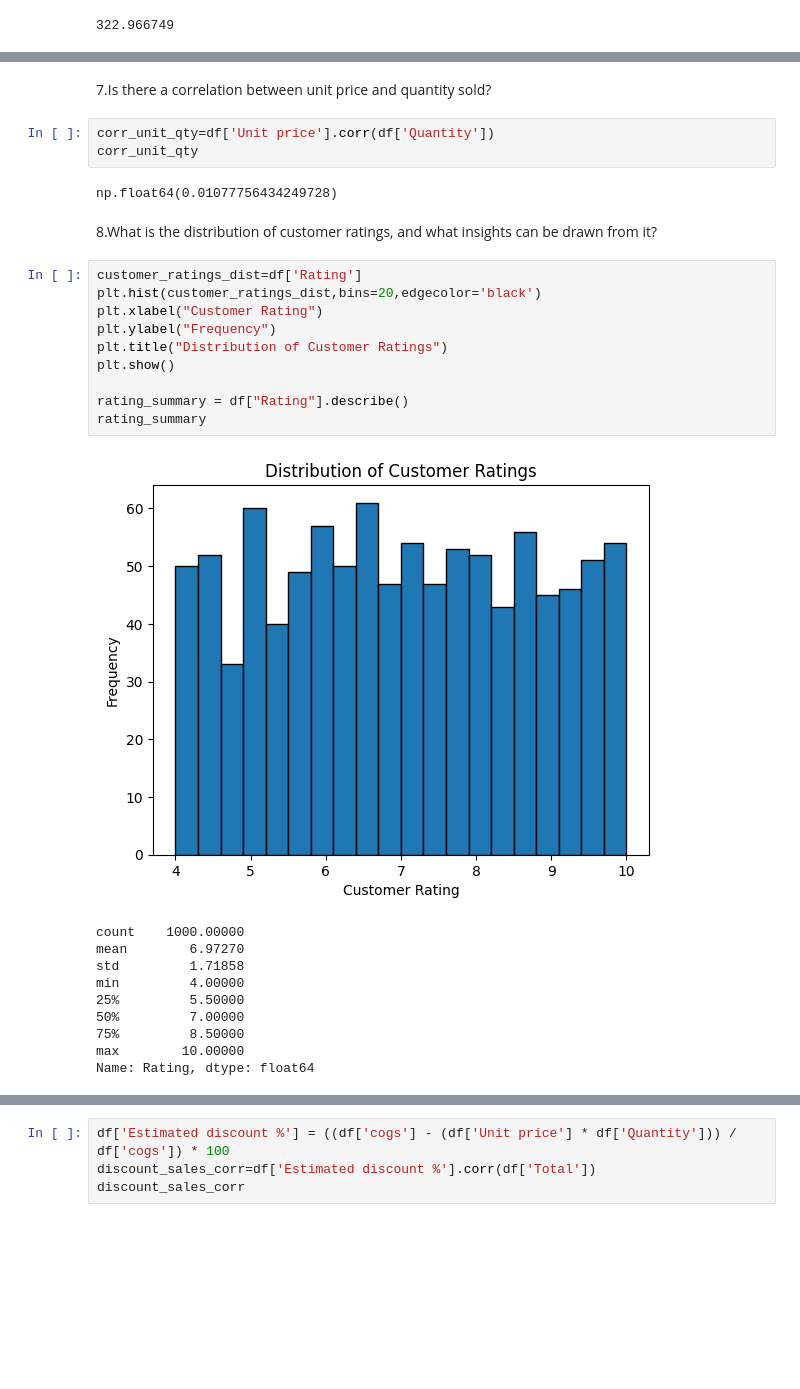
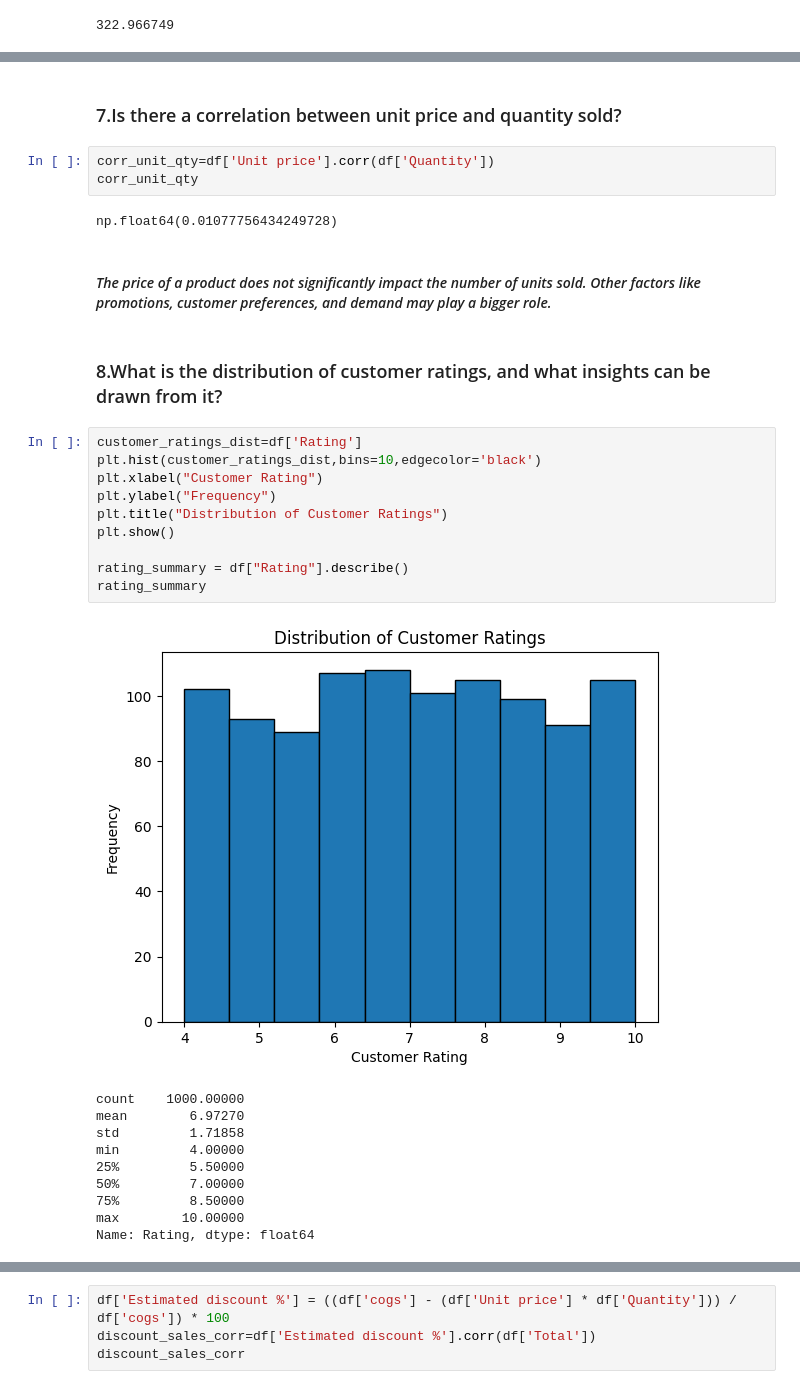
Before and after one commit to Ketan-510/Supermarket_Sales_analysis, a Jupyter notebook: supermarket_sales.ipynb, the cells around one changed output, grey strips where cells are left out. Saved outputs shown, nothing was run; the diff lists cells and outputs as text; blank space fills up the shorter version.

```diff
--- a/supermarket_sales.ipynb
+++ b/supermarket_sales.ipynb
@@ -154,24 +163,26 @@ print(avg_sales)
 # %% [markdown]
-7.Is there a correlation between unit price and quantity sold?
+### 7.Is there a correlation between unit price and quantity sold?
 # %%
 corr_unit_qty=df['Unit price'].corr(df['Quantity'])
 corr_unit_qty
 # %% [output]
 np.float64(0.01077756434249728)
+# %% [markdown]
+#### *The price of a product does not significantly impact the number of units sold. Other factors like promotions, customer preferences, and demand may play a bigger role.*
 # %% [markdown]
-8.What is the distribution of customer ratings, and what insights can be drawn from it?
+### 8.What is the distribution of customer ratings, and what insights can be drawn from it?
 # %%
 customer_ratings_dist=df['Rating']
-plt.hist(customer_ratings_dist,bins=20,edgecolor='black')
+plt.hist(customer_ratings_dist,bins=10,edgecolor='black')
 plt.xlabel("Customer Rating")
 plt.ylabel("Frequency")
 plt.title("Distribution of Customer Ratings")
 plt.show()
 
 rating_summary = df["Rating"].describe()
 rating_summary
 # %% [output]
-[figure, old version]
+[figure, new version]
 count    1000.00000
 mean        6.97270
 std         1.71858
```
Also changed, not shown: parts of 22 cells of this notebook.
